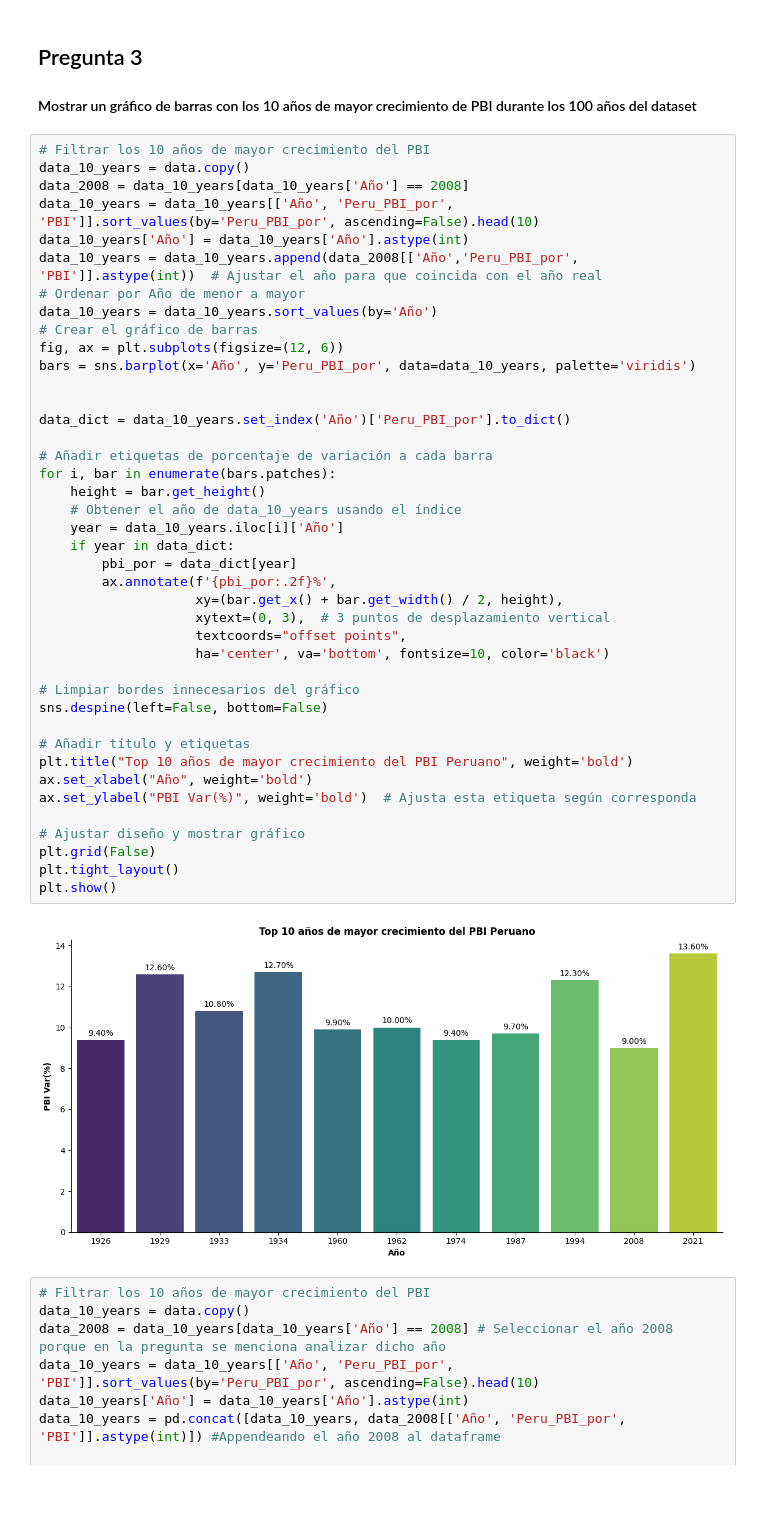
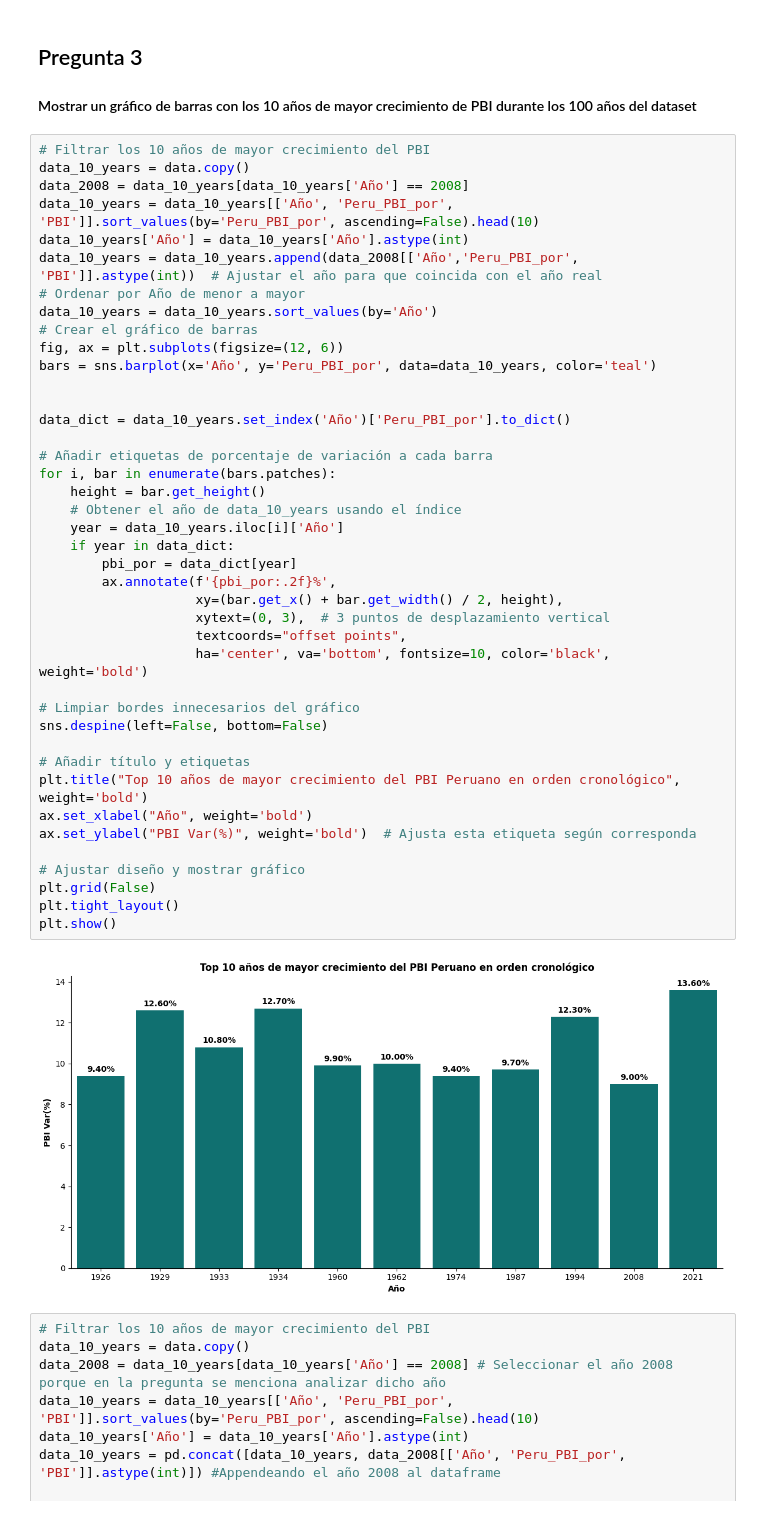
Before and after one commit to Luivelo/Expresate_Peru_con_Datos_2024_Team_GPT, a Jupyter notebook: Proyecto/Storytelling_working_enviroment.ipynb, the cells around one changed output. Saved outputs shown, nothing was run; the diff lists cells and outputs as text.

```diff
--- a/Proyecto/Storytelling_working_enviroment.ipynb
+++ b/Proyecto/Storytelling_working_enviroment.ipynb
@@ -173,38 +174,38 @@ data_10_years = data_10_years.append(data_2008[['Año','Peru_PBI_por', 'PBI']].a
 data_10_years = data_10_years.sort_values(by='Año')
 # Crear el gráfico de barras
 fig, ax = plt.subplots(figsize=(12, 6))
-bars = sns.barplot(x='Año', y='Peru_PBI_por', data=data_10_years, palette='viridis')
+bars = sns.barplot(x='Año', y='Peru_PBI_por', data=data_10_years, color='teal')
 
 
 data_dict = data_10_years.set_index('Año')['Peru_PBI_por'].to_dict()
 
 # Añadir etiquetas de porcentaje de variación a cada barra
 for i, bar in enumerate(bars.patches):
     height = bar.get_height()
     # Obtener el año de data_10_years usando el índice
     year = data_10_years.iloc[i]['Año']
     if year in data_dict:
         pbi_por = data_dict[year]
         ax.annotate(f'{pbi_por:.2f}%',
                     xy=(bar.get_x() + bar.get_width() / 2, height),
                     xytext=(0, 3),  # 3 puntos de desplazamiento vertical
                     textcoords="offset points",
-                    ha='center', va='bottom', fontsize=10, color='black')
+                    ha='center', va='bottom', fontsize=10, color='black', weight='bold')
 
 # Limpiar bordes innecesarios del gráfico
 sns.despine(left=False, bottom=False)
 
 # Añadir título y etiquetas
-plt.title("Top 10 años de mayor crecimiento del PBI Peruano", weight='bold')
+plt.title("Top 10 años de mayor crecimiento del PBI Peruano en orden cronológico", weight='bold')
 ax.set_xlabel("Año", weight='bold')
 ax.set_ylabel("PBI Var(%)", weight='bold')  # Ajusta esta etiqueta según corresponda
 
 # Ajustar diseño y mostrar gráfico
 plt.grid(False)
 plt.tight_layout()
 plt.show()
 # %% [output]
-[figure, old version]
+[figure, new version]
 # %%
 # Filtrar los 10 años de mayor crecimiento del PBI
 data_10_years = data.copy()
```
Also changed, not shown: parts of 10 cells of this notebook.
